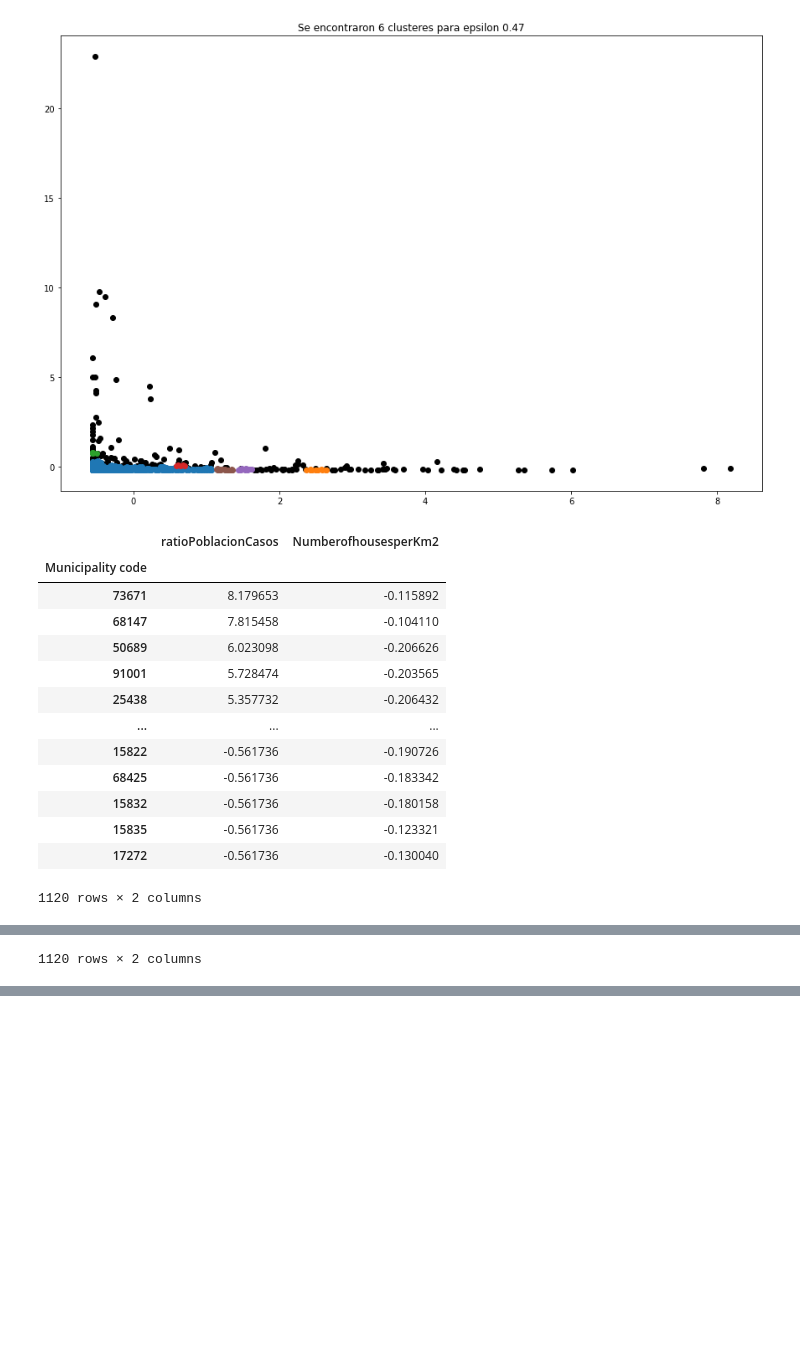
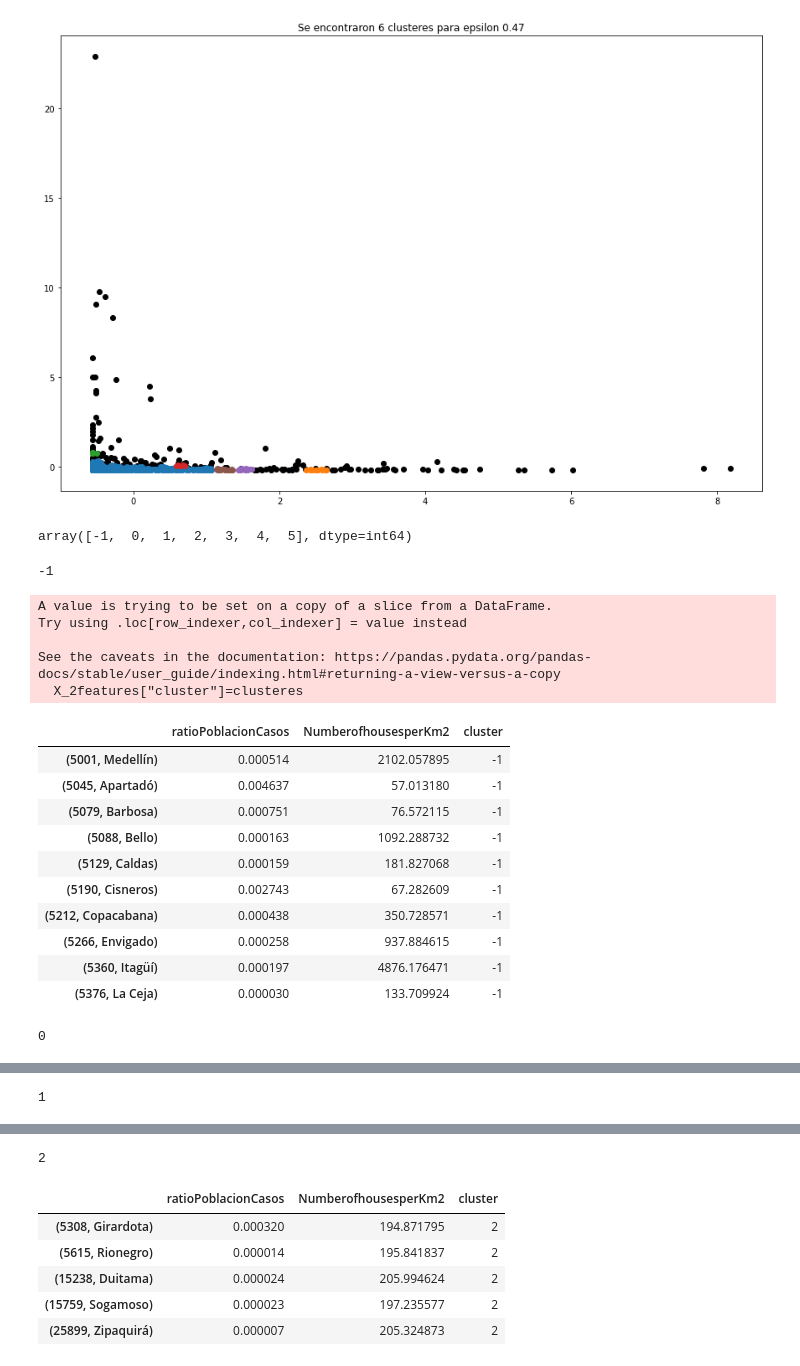
Before and after one commit to freddy120/MIAD_no_supervisado_project, a Jupyter notebook: notebook/DBSCAN.ipynb, the cells around one changed output, grey strips where cells are left out. Saved outputs shown, nothing was run; the diff lists cells and outputs as text; code cells hidden in the pictures; blank space fills up the shorter version.

```diff
--- a/notebook/DBSCAN.ipynb
+++ b/notebook/DBSCAN.ipynb
@@ -192,6 +192,7 @@ ax.set_title(*[dengue_df['Municipality'][index]])
 Text(0.5, 1.0, 'Medellín')
 [figure]
 # %%
+descripcion=dengue_df[dengue_df['Municipality code']!=47570][['Municipality code','Municipality']]
 
 reducidaini=(dengue_df[['Municipality code','Age0-4(%)', 'Age5-14(%)', 'Age15-29(%)', 'Age>30(%)','AfrocolombianPopulation(%)',
 'IndianPopulation(%)', 'PeoplewithDisabilities(%)', 'Peoplewhocannotreadorwrite(%)', 'Secondary/HigherEducation(%)',
@@ -373,4 +373,15 @@ for k in np.unique(clusteres):
 plt.title('Se encontraron %d clusteres para epsilon %0.2f' % (n_clusteres, 0.364))
 
 resultado
+
+
+display(np.unique(clusteres))
+X=X=results['PC']
+X["cluster"]=clusteres
+X.index=descripcion
+
+
+for k in np.unique(clusteres):
+    print(k)
+    display(X[X['cluster']==k].head(10))
 # %% [output]
@@ -468,13 +523,14 @@ from sklearn.preprocessing import StandardScaler
 #Estandarizamos antes de hacer el analisis de SVD
 
 scaler = StandardScaler()
-X_2features = pd.DataFrame(scaler.fit_transform(reducidalimpia[["ratioPoblacionCasos","NumberofhousesperKm2"]]), index=reducidalimpia['Municipality code'],    columns=["ratioPoblacionCasos","NumberofhousesperKm2"])
-#X_2features= X_2features[X_2features.Population2019<0]
-
+X_2features = reducidalimpia[["ratioPoblacionCasos","NumberofhousesperKm2"]]
+X_2features.index=descripcion
+X_2features_Scaled= scaler.fit_transform(X_2features)
+X_2features_Scaled=pd.DataFrame(X_2features_Scaled, index=reducidalimpia['Municipality code'],    columns=["ratioPoblacionCasos","NumberofhousesperKm2"])
 
 neigh = NearestNeighbors(n_neighbors = 5)
-nbrs = neigh.fit(X_2features)
-distancias, indices = nbrs.kneighbors(X_2features)
+nbrs = neigh.fit(X_2features_Scaled)
+distancias, indices = nbrs.kneighbors(X_2features_Scaled)
 distancias = np.sort(distancias.flatten())
 fig=plt.figure(figsize=(10,8), dpi= 100, facecolor='w', edgecolor='k')
 #plt.axhline(y = 0.5, color = 'r', linestyle = '--')
@@ -489,7 +545,7 @@ print(distancias[knee.knee])
 
 
 from sklearn.cluster import DBSCAN
-X=X_2features.to_numpy()
+X=X_2features_Scaled.to_numpy()
 
 
 db = DBSCAN(eps = 0.0612, min_samples = 5).fit(X)
@@ -531,22 +587,34 @@ resultado
 <Figure size 1000x800 with 0 Axes>
 [figure]
 # %%
-display(X_2features.sort_values('ratioPoblacionCasos', ascending=False))
-display(X_2features.sort_values('NumberofhousesperKm2', ascending=False))
+#display(X_2features.sort_values('ratioPoblacionCasos', ascending=False))
+#display(X_2features.sort_values('NumberofhousesperKm2', ascending=False))
 
-X_2features.describe()
+#X_2features.describe()
+display(np.unique(clusteres))
+X_2features["cluster"]=clusteres
+X_2features
+
+for k in np.unique(clusteres):
+    print(k)
+    display(X_2features[X_2features['cluster']==k].head(10))
 # %% [output]
+array([-1,  0,  1,  2,  3,  4,  5], dtype=int64)
+-1
+A value is trying to be set on a copy of a slice from a DataFrame.
+Try using .loc[row_indexer,col_indexer] = value instead
+
+See the caveats in the documentation: https://pandas.pydata.org/pandas-docs/stable/user_guide/indexing.html#returning-a-view-versus-a-copy
+  X_2features["cluster"]=clusteres
-|  | ratioPoblacionCasos | NumberofhousesperKm2 |
-| Municipality code |  |  |
-| 73671 | 8.179653 | -0.115892 |
-| 68147 | 7.815458 | -0.104110 |
-| 50689 | 6.023098 | -0.206626 |
-| 91001 | 5.728474 | -0.203565 |
-| 25438 | 5.357732 | -0.206432 |
-| ... | ... | ... |
-| 15822 | -0.561736 | -0.190726 |
-| 68425 | -0.561736 | -0.183342 |
-| 15832 | -0.561736 | -0.180158 |
-| 15835 | -0.561736 | -0.123321 |
-| 17272 | -0.561736 | -0.130040 |
+|  | ratioPoblacionCasos | NumberofhousesperKm2 | cluster |
+| (5001, Medellín) | 0.000514 | 2102.057895 | -1 |
+| (5045, Apartadó) | 0.004637 | 57.013180 | -1 |
+| (5079, Barbosa) | 0.000751 | 76.572115 | -1 |
+| (5088, Bello) | 0.000163 | 1092.288732 | -1 |
+| (5129, Caldas) | 0.000159 | 181.827068 | -1 |
+| (5190, Cisneros) | 0.002743 | 67.282609 | -1 |
+| (5212, Copacabana) | 0.000438 | 350.728571 | -1 |
+| (5266, Envigado) | 0.000258 | 937.884615 | -1 |
+| (5360, Itagüí) | 0.000197 | 4876.176471 | -1 |
+| (5376, La Ceja) | 0.000030 | 133.709924 | -1 |
-1120 rows × 2 columns
+0
@@ -566 +632 @@ X_2features.describe()
-1120 rows × 2 columns
+1
@@ -575,0 +644,7 @@ X_2features.describe()
+2
+|  | ratioPoblacionCasos | NumberofhousesperKm2 | cluster |
+| (5308, Girardota) | 0.000320 | 194.871795 | 2 |
+| (5615, Rionegro) | 0.000014 | 195.841837 | 2 |
+| (15238, Duitama) | 0.000024 | 205.994624 | 2 |
+| (15759, Sogamoso) | 0.000023 | 197.235577 | 2 |
+| (25899, Zipaquirá) | 0.000007 | 205.324873 | 2 |
```
Also changed, not shown: parts of 7 cells of this notebook.
